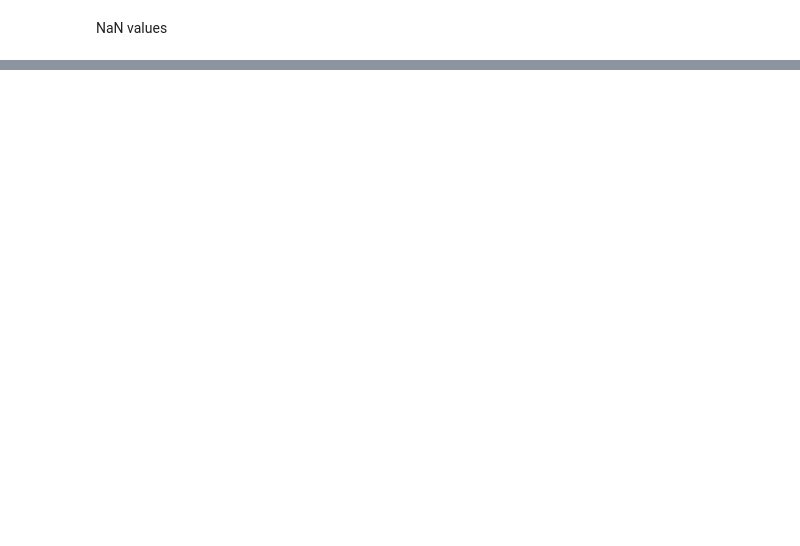
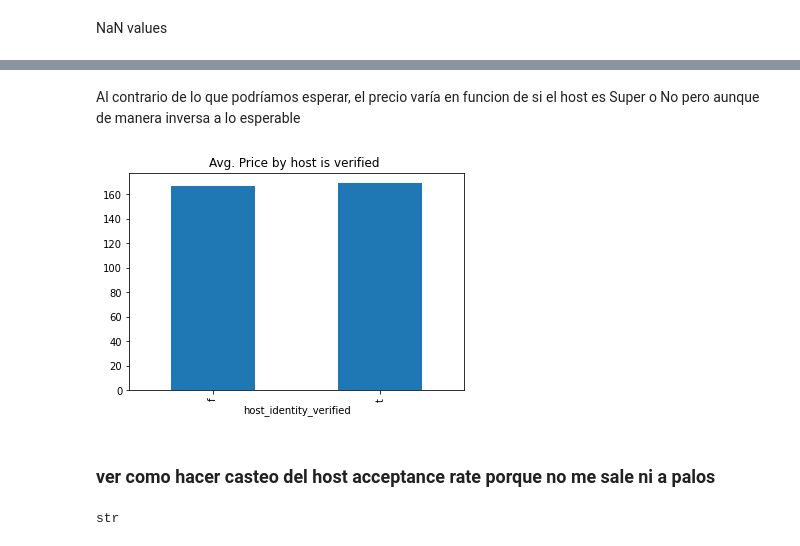
Before and after one commit to VictorPablo12/ML_kaggle_competition, a Jupyter notebook: LIMPIO.ipynb, the cells around one changed output, grey strips where cells are left out. Cells and saved outputs as stored; diff of their text form; code cells hidden in the pictures; blank space fills up the shorter version.

```diff
--- a/LIMPIO.ipynb
+++ b/LIMPIO.ipynb
@@ -71,0 +109,14 @@ nan_rank[nan_rank.values > 0].sort_values(ascending=False)
+# %% [markdown]
+Al contrario de lo que podríamos esperar, el precio varía en funcion de si el host es Super o No pero
+aunque de manera inversa a lo esperable
+# %%
+#plt.xticks(rotation=90)
+
+avg_price_host_veri = train.groupby('host_identity_verified').mean()["price"]
+avg_price_host_veri.plot(kind="bar")
+plt.title("Avg. Price by host is verified ")
+plt.show()
+# %% [output]
+[figure, added]
+# %% [markdown]
+### ver como hacer casteo del host acceptance rate porque no me sale ni a palos
@@ -71,0 +139,4 @@ nan_rank[nan_rank.values > 0].sort_values(ascending=False)
+# %%
+type(train.host_acceptance_rate[0])
+# %% [output]
+str
```
Also changed, not shown: parts of 42 cells of this notebook.
